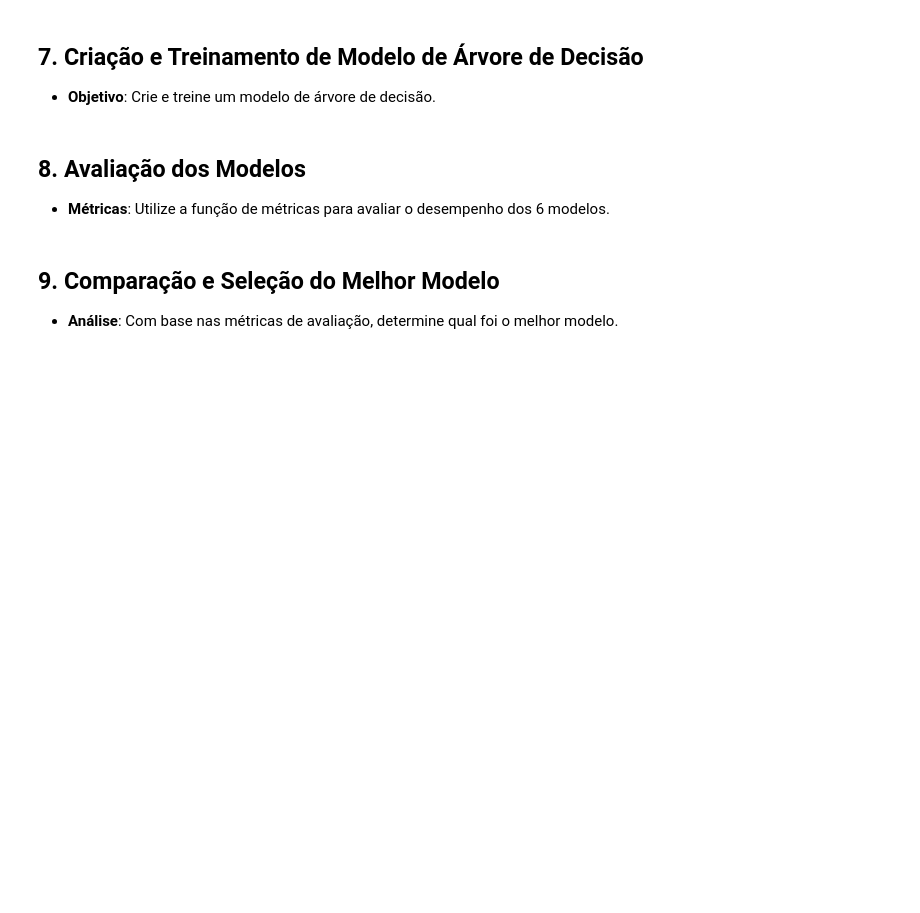
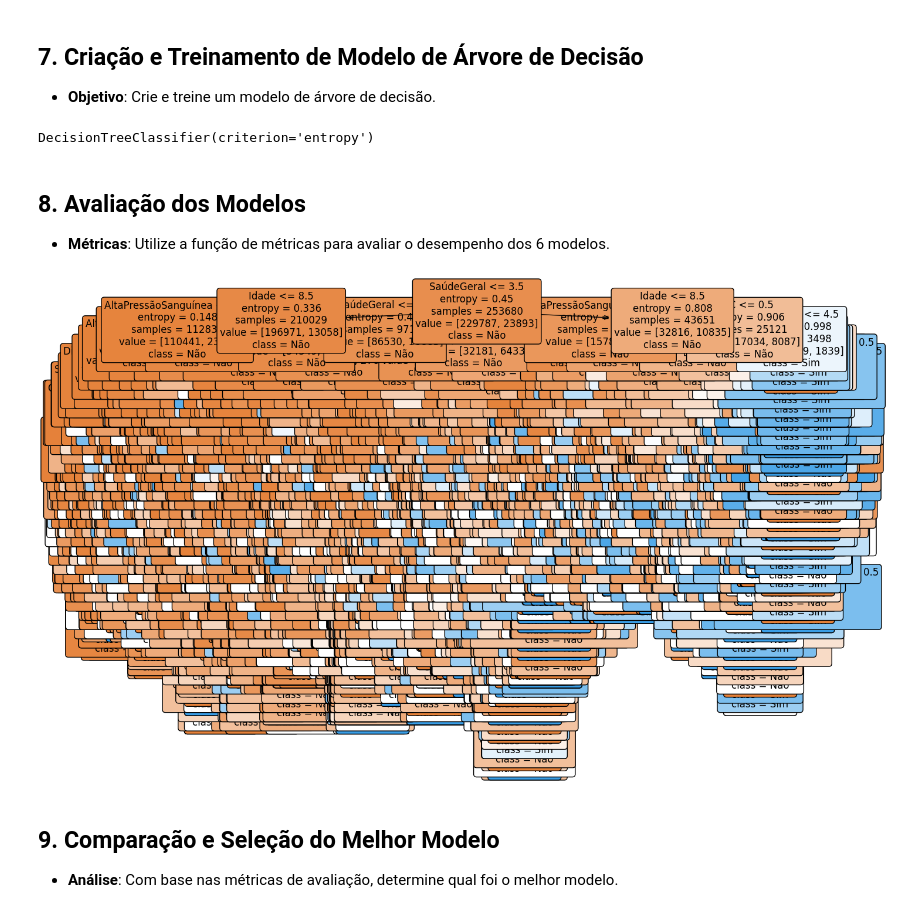
Before and after one commit to leaop/Graduation, a Jupyter notebook: 4 semestre/aprendizado de maquina/Árvores de decisão.ipynb, the cells around one changed output. Cells and saved outputs as stored; diff of their text form; code cells hidden in the pictures; blank space fills up the shorter version.

```diff
--- a/4 semestre/aprendizado de maquina/Árvores de decisão.ipynb
+++ b/4 semestre/aprendizado de maquina/Árvores de decisão.ipynb
@@ -490,3 +565,6 @@ A base de dados só possui valores inteiros e não possui valores núlos. Todavi
 ## 1. Leitura da Base de Dados
 
 - **Tarefa**: Leia a base de dados 'ataque_cardiaco.csv'.
+# %%
+df = pd.read_csv('ataque_cardiaco.csv')
+df.head()
@@ -505,6 +644,11 @@ Realize uma análise exploratória inicial para compreender melhor os dados:
 ## 3. Separação dos Dados em X e y
 
 - **Tarefa**: Separe os dados em variáveis independentes (X) e a variável dependente (y), sendo y 'DoençaCardíacaouAtaque'.
+# %%
+X = df[df.columns[:-1]]
+y = df[['DoençaCardíacaouAtaque']]
+#features = df.drop(['DoençaCardíacaouAtaque'], axis=1)
+#target = df[['DoençaCardíacaouAtaque']]
 # %% [markdown]
 
 ## 4. Divisão em Conjuntos de Treinamento e Teste
@@ -525,11 +706,27 @@ Realize uma análise exploratória inicial para compreender melhor os dados:
 ## 7. Criação e Treinamento de Modelo de Árvore de Decisão
 
 - **Objetivo**: Crie e treine um modelo de árvore de decisão.
+# %%
+clf = DecisionTreeClassifier(criterion='entropy')
+clf.fit(X, y)
+# %% [output]
+DecisionTreeClassifier(criterion='entropy')
 # %% [markdown]
 
 ## 8. Avaliação dos Modelos
 
 - **Métricas**: Utilize a função de métricas para avaliar o desempenho dos 6 modelos.
+# %%
+# Visualizando a árvore de decisão com parâmetros ajustados
+plt.figure(figsize=(15, 10))  # Aumentando o tamanho da figura
+
+# Ajustando o tamanho da fonte
+plot_tree(clf, filled=True, feature_names=X.columns, class_names=['Não', 'Sim'], rounded=True,
+          fontsize=12)
+
+plt.show()
+# %% [output]
+[figure, added]
 # %% [markdown]
 
 ## 9. Comparação e Seleção do Melhor Modelo
```
Also changed, not shown: parts of 21 cells of this notebook.
